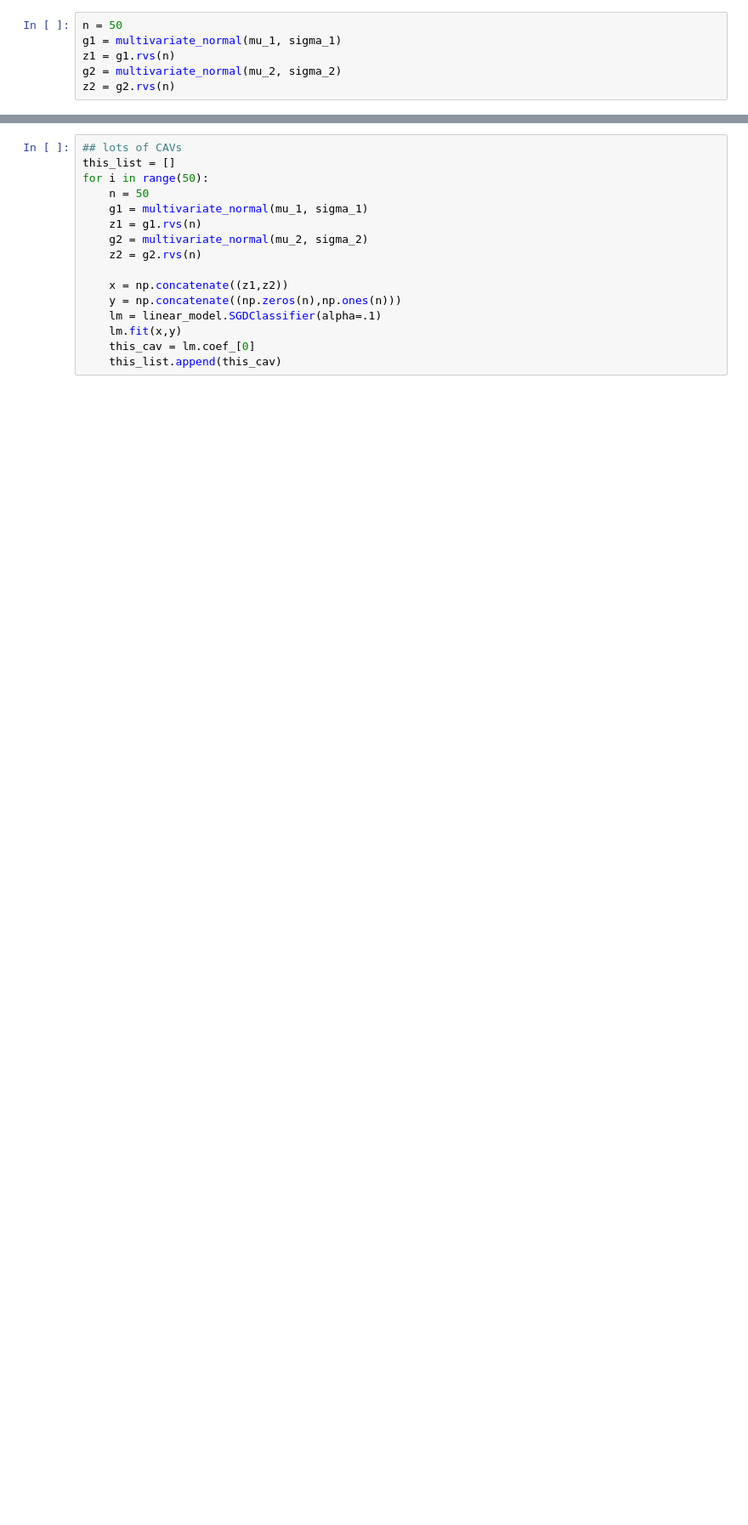
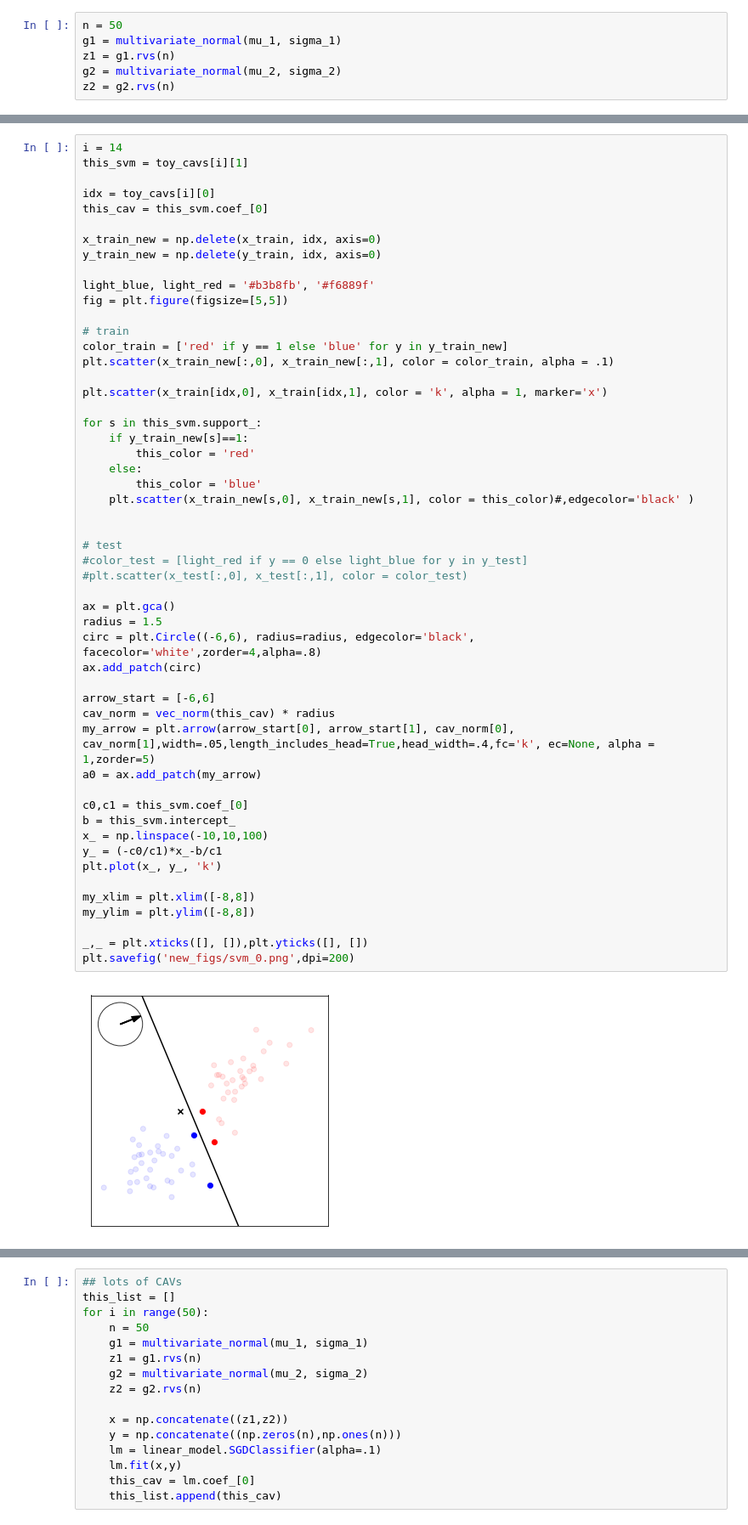
Before and after one commit to tyler-martin-12/tcav_on_azure, a Jupyter notebook: robust_cavs.ipynb, the cells around one changed output, grey strips where cells are left out. Shown at 85% size. Saved outputs shown, nothing was run; the diff lists cells and outputs as text; blank space fills up the shorter version.

```diff
--- a/robust_cavs.ipynb
+++ b/robust_cavs.ipynb
@@ -929,0 +1040,54 @@ my_ylim = plt.ylim([-10,10])
+# %%
+i = 14
+this_svm = toy_cavs[i][1]
+
+idx = toy_cavs[i][0]
+this_cav = this_svm.coef_[0]
+
+x_train_new = np.delete(x_train, idx, axis=0)
+y_train_new = np.delete(y_train, idx, axis=0)
+
+light_blue, light_red = '#b3b8fb', '#f6889f'
+fig = plt.figure(figsize=[5,5])
+
+# train
+color_train = ['red' if y == 1 else 'blue' for y in y_train_new]
+plt.scatter(x_train_new[:,0], x_train_new[:,1], color = color_train, alpha = .1)
+
+plt.scatter(x_train[idx,0], x_train[idx,1], color = 'k', alpha = 1, marker='x')
+
+for s in this_svm.support_:
+    if y_train_new[s]==1:
+        this_color = 'red'
+    else:
+        this_color = 'blue'
+    plt.scatter(x_train_new[s,0], x_train_new[s,1], color = this_color)#,edgecolor='black' )
+
+
+# test
+#color_test = [light_red if y == 0 else light_blue for y in y_test]
+#plt.scatter(x_test[:,0], x_test[:,1], color = color_test)
+
+ax = plt.gca()
+radius = 1.5
+circ = plt.Circle((-6,6), radius=radius, edgecolor='black', facecolor='white',zorder=4,alpha=.8)
+ax.add_patch(circ)
+
+arrow_start = [-6,6]
+cav_norm = vec_norm(this_cav) * radius
+my_arrow = plt.arrow(arrow_start[0], arrow_start[1], cav_norm[0], cav_norm[1],width=.05,length_includes_head=True,head_width=.4,fc='k', ec=None, alpha = 1,zorder=5)
+a0 = ax.add_patch(my_arrow)
+
+c0,c1 = this_svm.coef_[0]
+b = this_svm.intercept_
+x_ = np.linspace(-10,10,100)
+y_ = (-c0/c1)*x_-b/c1
+plt.plot(x_, y_, 'k')
+
+my_xlim = plt.xlim([-8,8])
+my_ylim = plt.ylim([-8,8])
+
+_,_ = plt.xticks([], []),plt.yticks([], [])
+plt.savefig('new_figs/svm_0.png',dpi=200)
+# %% [output]
+[figure, added]
```
Also changed, not shown: parts of 137 cells of this notebook, 8 other files.
